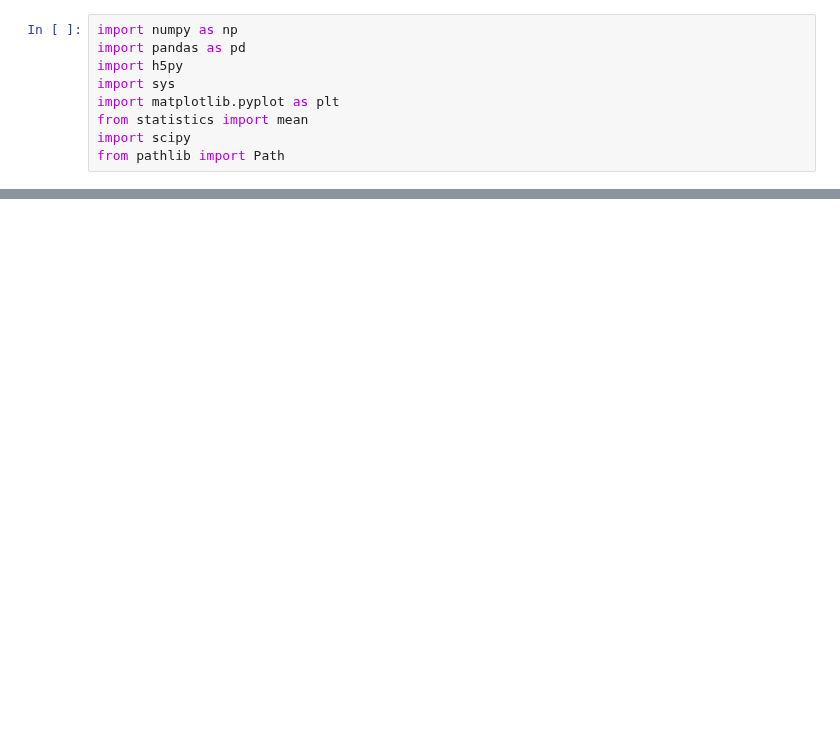
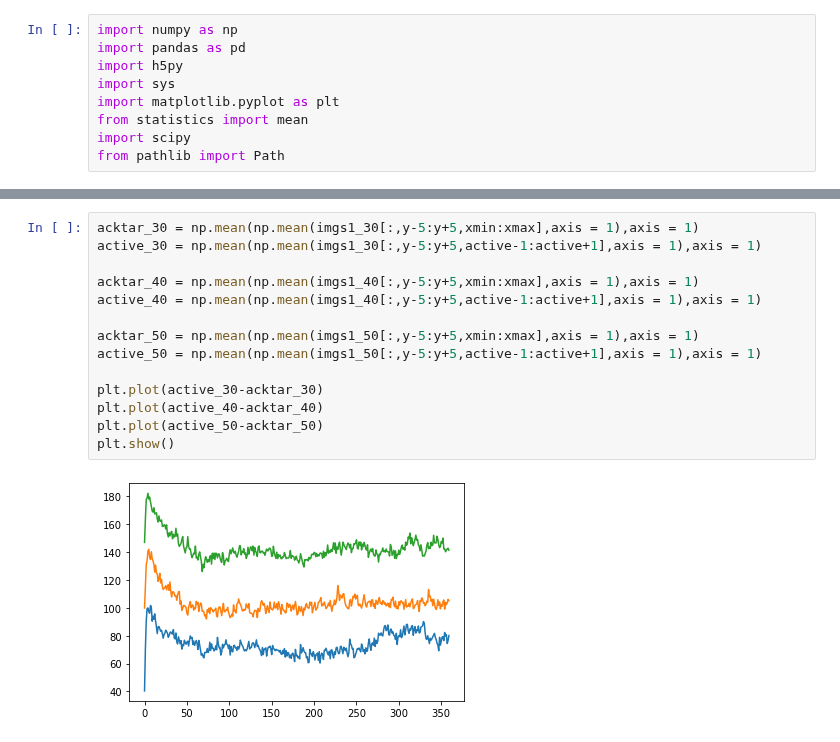
Before and after one commit to Polarization-Lab/IRCSP, a Jupyter notebook: calibration/Acktar_calibration.ipynb, the cells around one changed output, grey strips where cells are left out. Drawn from its saved outputs; the diff is of its cells as text; blank space fills up the shorter version.

```diff
--- a/calibration/Acktar_calibration.ipynb
+++ b/calibration/Acktar_calibration.ipynb
@@ -42,0 +54,16 @@ plt.show()
+# %%
+acktar_30 = np.mean(np.mean(imgs1_30[:,y-5:y+5,xmin:xmax],axis = 1),axis = 1)
+active_30 = np.mean(np.mean(imgs1_30[:,y-5:y+5,active-1:active+1],axis = 1),axis = 1)
+
+acktar_40 = np.mean(np.mean(imgs1_40[:,y-5:y+5,xmin:xmax],axis = 1),axis = 1)
+active_40 = np.mean(np.mean(imgs1_40[:,y-5:y+5,active-1:active+1],axis = 1),axis = 1)
+
+acktar_50 = np.mean(np.mean(imgs1_50[:,y-5:y+5,xmin:xmax],axis = 1),axis = 1)
+active_50 = np.mean(np.mean(imgs1_50[:,y-5:y+5,active-1:active+1],axis = 1),axis = 1)
+
+plt.plot(active_30-acktar_30)
+plt.plot(active_40-acktar_40)
+plt.plot(active_50-acktar_50)
+plt.show()
+# %% [output]
+[figure, added]
```
Also changed, not shown: parts of 10 cells of this notebook, 4 other files.
